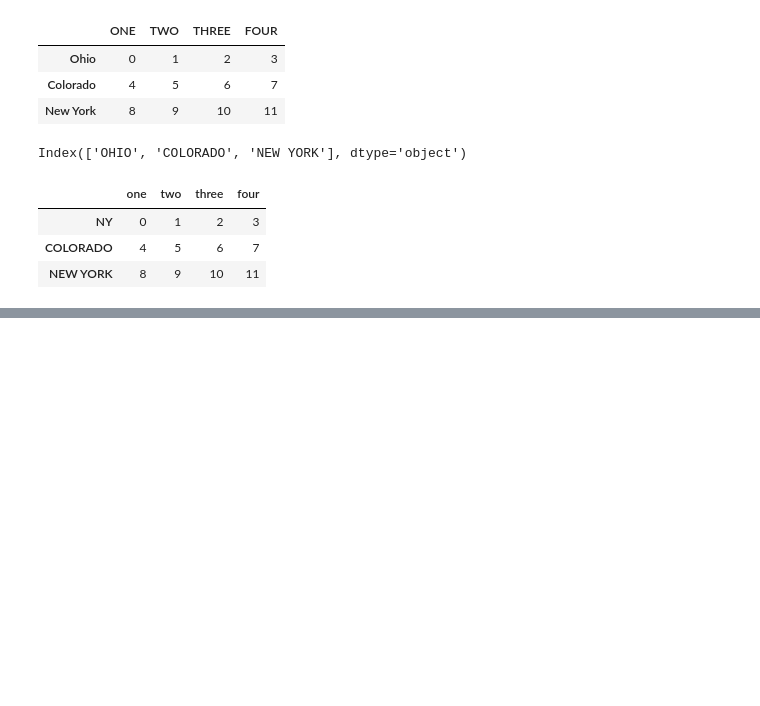
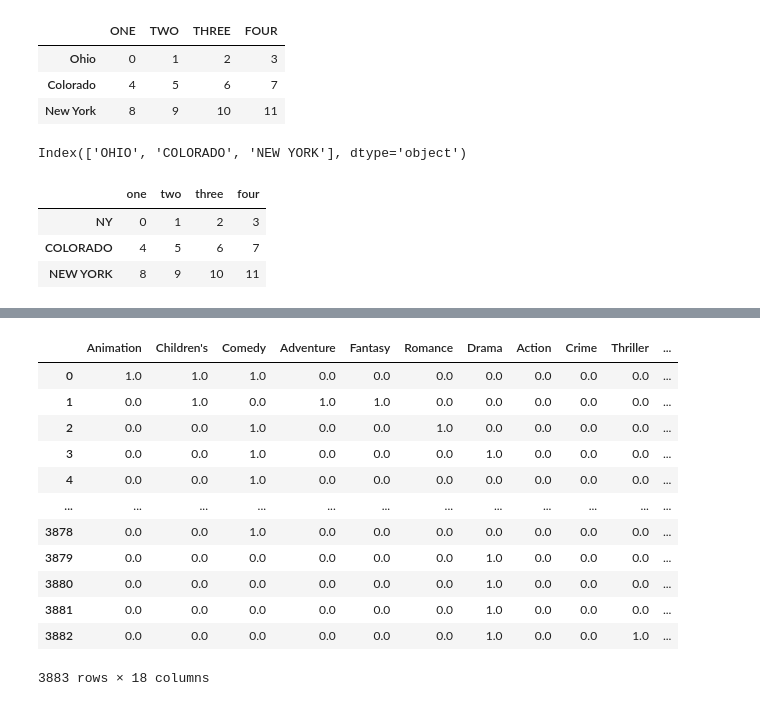
Before and after one commit to DanishHudani/Python-for-Data-Analysis-OReilly, a Jupyter notebook: Python for Data Analysis by Wes McKinney/Coding Practice/Chp7 - Data Cleaning and Preparation/Chp7 - Data Cleaning and Preparation.ipynb, the cells around one changed output, grey strips where cells are left out. Saved outputs shown, nothing was run; the diff lists cells and outputs as text; code cells hidden in the pictures; blank space fills up the shorter version.

```diff
--- a/Python for Data Analysis by Wes McKinney/Coding Practice/Chp7 - Data Cleaning and Preparation/Chp7 - Data Cleaning and Preparation.ipynb
+++ b/Python for Data Analysis by Wes McKinney/Coding Practice/Chp7 - Data Cleaning and Preparation/Chp7 - Data Cleaning and Preparation.ipynb
@@ -696,0 +1080,16 @@ data
+# %%
+dummies
+# %% [output]
+|  | Animation | Children's | Comedy | Adventure | Fantasy | Romance | Drama | Action | Crime | Thriller | ... |
+| 0 | 1.0 | 1.0 | 1.0 | 0.0 | 0.0 | 0.0 | 0.0 | 0.0 | 0.0 | 0.0 | ... |
+| 1 | 0.0 | 1.0 | 0.0 | 1.0 | 1.0 | 0.0 | 0.0 | 0.0 | 0.0 | 0.0 | ... |
+| 2 | 0.0 | 0.0 | 1.0 | 0.0 | 0.0 | 1.0 | 0.0 | 0.0 | 0.0 | 0.0 | ... |
+| 3 | 0.0 | 0.0 | 1.0 | 0.0 | 0.0 | 0.0 | 1.0 | 0.0 | 0.0 | 0.0 | ... |
+| 4 | 0.0 | 0.0 | 1.0 | 0.0 | 0.0 | 0.0 | 0.0 | 0.0 | 0.0 | 0.0 | ... |
+| ... | ... | ... | ... | ... | ... | ... | ... | ... | ... | ... | ... |
+| 3878 | 0.0 | 0.0 | 1.0 | 0.0 | 0.0 | 0.0 | 0.0 | 0.0 | 0.0 | 0.0 | ... |
+| 3879 | 0.0 | 0.0 | 0.0 | 0.0 | 0.0 | 0.0 | 1.0 | 0.0 | 0.0 | 0.0 | ... |
+| 3880 | 0.0 | 0.0 | 0.0 | 0.0 | 0.0 | 0.0 | 1.0 | 0.0 | 0.0 | 0.0 | ... |
+| 3881 | 0.0 | 0.0 | 0.0 | 0.0 | 0.0 | 0.0 | 1.0 | 0.0 | 0.0 | 0.0 | ... |
+| 3882 | 0.0 | 0.0 | 0.0 | 0.0 | 0.0 | 0.0 | 1.0 | 0.0 | 0.0 | 1.0 | ... |
+3883 rows × 18 columns
```
Also changed, not shown: parts of 144 cells of this notebook, 4 other files.
